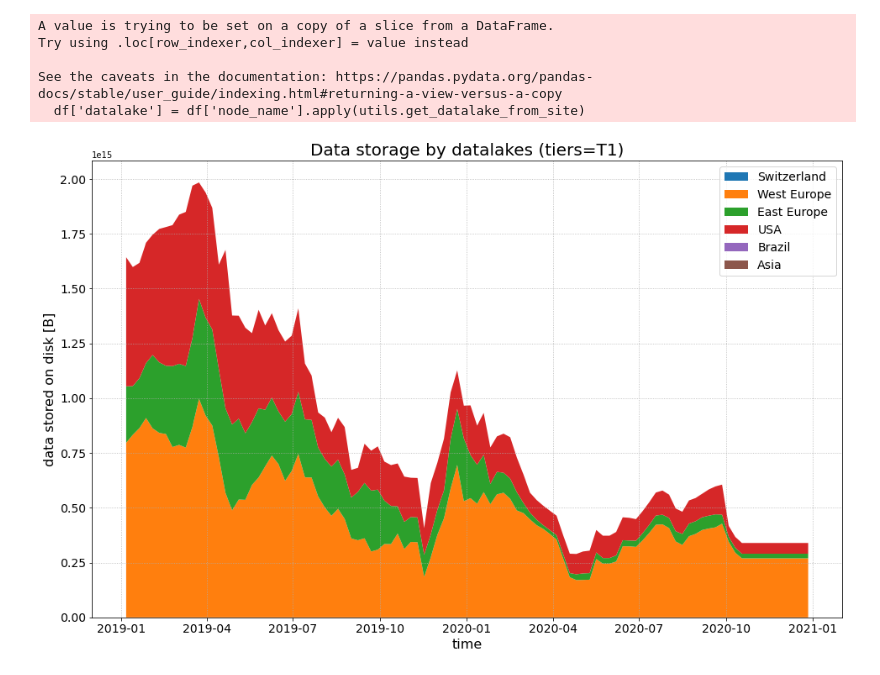
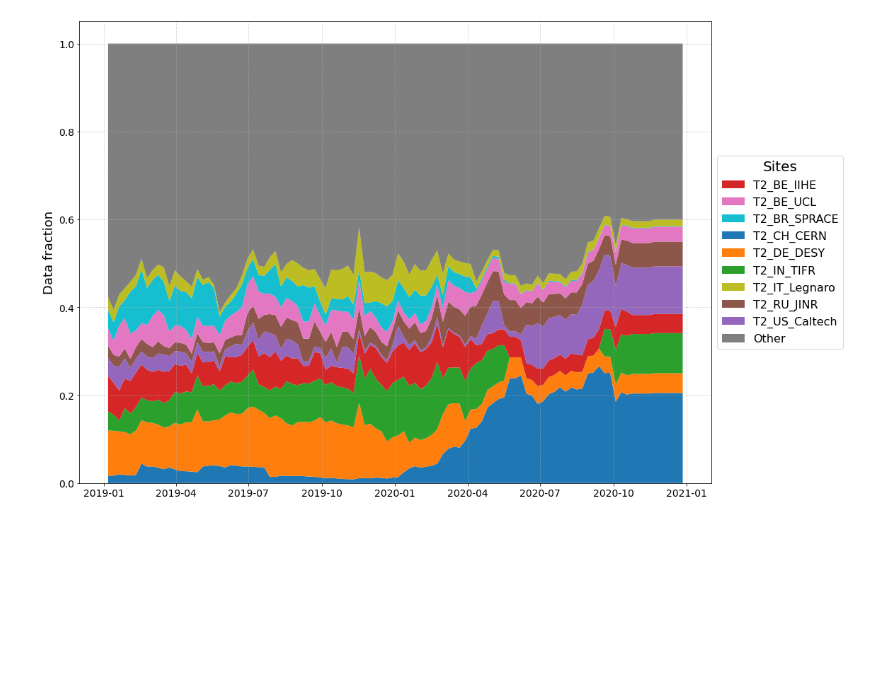
Before and after one commit to SimoneGasperini/cms-cmSim, a Jupyter notebook: notebooks/container_example.ipynb, the cells around one changed output. Saved outputs shown, nothing was run; the diff lists cells and outputs as text; code cells hidden in the pictures; blank space fills up the shorter version.

Commit message:
Fix example notebooks using new plotting functionalities

```diff
--- a/notebooks/container_example.ipynb
+++ b/notebooks/container_example.ipynb
@@ -11,7 +5,9 @@ Unzipping and loading json file... Done
 # %%
-from cmSim.utils import get_pwg_from_dataset
+from cmSim import utils
 
-df['pwg'] = df['dataset_name'].apply(get_pwg_from_dataset, mcm_data=mcm_data)
+mcm_data = utils.get_mcm_data('./../data/aodsim_mcm_data.json')
+df['pwg'] = df['dataset_name'].apply(
+    utils.get_pwg_from_dataset, mcm_data=mcm_data)
 
 df.head(None)
 # %% [output]
@@ -31,17 +28,13 @@ df.head(None)
 # %%
 from cmSim.container import get_datasets, DataContainer
 
-datasets = get_datasets(df, pwg='HIG', datatier='AODSIM')
-container = DataContainer.from_dataframe(datasets=datasets, df=df)
+datasets = get_datasets(df, pwgs=['HIG'],
+                        datatiers=['AODSIM'])
+container = DataContainer.from_dataframe(df, datasets=datasets)
 # %%
 import pylab as plt
 
-fig, ax = plt.subplots(figsize=(16, 10))
-container.plot_storage_history_in_datalakes(ax, tier='T1')
+fig, ax = plt.subplots(figsize=(16, 12))
+container.plot_storage_history_in_sites(ax, tier='T2', norm=True)
 # %% [output]
-A value is trying to be set on a copy of a slice from a DataFrame.
-Try using .loc[row_indexer,col_indexer] = value instead
-
-See the caveats in the documentation: https://pandas.pydata.org/pandas-docs/stable/user_guide/indexing.html#returning-a-view-versus-a-copy
-  df['datalake'] = df['node_name'].apply(utils.get_datalake_from_site)
-[figure, old version]
+[figure, new version]
```
Also changed, not shown: parts of 4 cells of this notebook, 2 other files.
